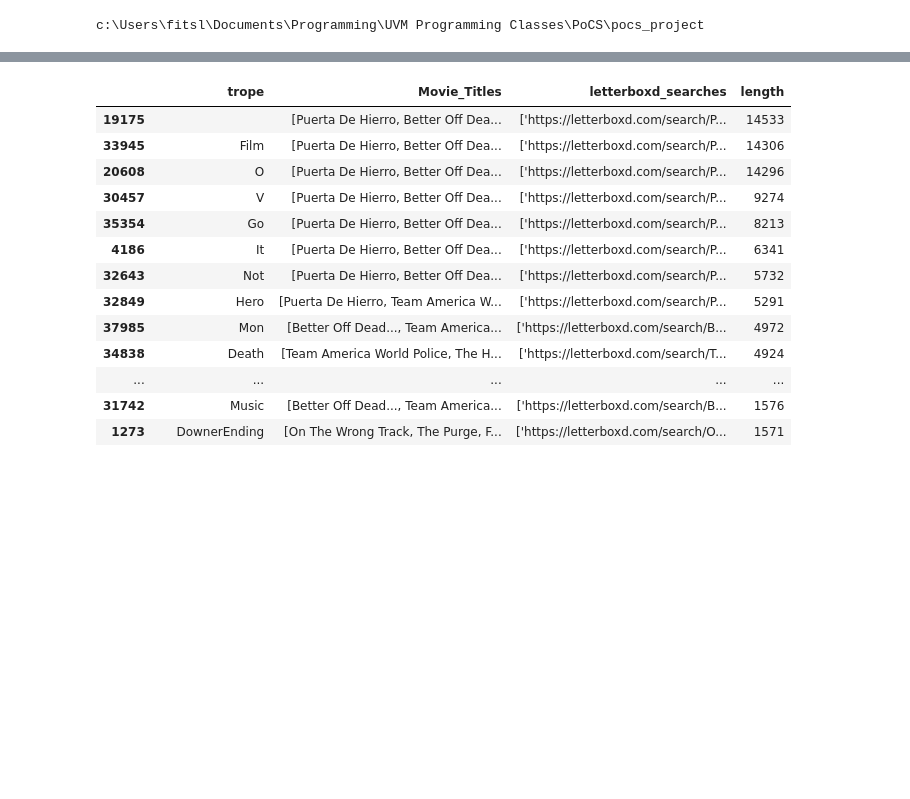
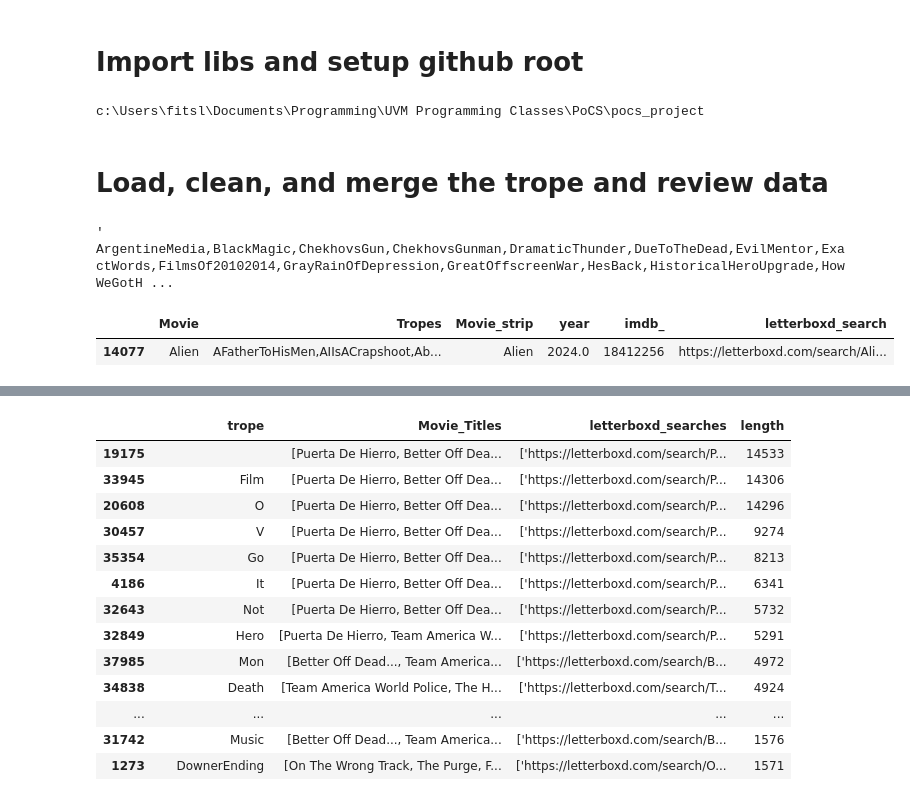
Before and after one commit to FWJK1/Pocs_Film_Project, a Jupyter notebook: Code/letterboxd_cleaning/better_trope_maker.ipynb, the cells around one changed output, grey strips where cells are left out. Saved outputs shown, nothing was run; the diff lists cells and outputs as text; code cells hidden in the pictures; blank space fills up the shorter version.

```diff
--- a/Code/letterboxd_cleaning/better_trope_maker.ipynb
+++ b/Code/letterboxd_cleaning/better_trope_maker.ipynb
@@ -1,3 +3,5 @@
+# %% [markdown]
+# Import libs and setup github root
 # %%
 import pandas as pd
 import ast
@@ -30,11 +35,19 @@ root = find_repo_root(os.getcwd())
 print(root)
 # %% [output]
 c:\Users\fitsl\Documents\Programming\UVM Programming Classes\PoCS\pocs_project
+# %% [markdown]
+# Load, clean, and merge the trope and review data
 # %%
 df = pd.read_csv(f"{root}/Data/letterboxd_search.csv", index_col=0)
 df.columns
 df['Tropes'].iloc[0]
-df_old  = df.copy()
+# %% [output]
+' ArgentineMedia,BlackMagic,ChekhovsGun,ChekhovsGunman,DramaticThunder,DueToTheDead,EvilMentor,ExactWords,FilmsOf20102014,GrayRainOfDepression,GreatOffscreenWar,HesBack,HistoricalHeroUpgrade,HowWeGotH ...
+# %%
+df[df['Movie'] == 'Alien']
+# %% [output]
+|  | Movie | Tropes | Movie_strip | year | imdb_ | letterboxd_search |
+| 14077 | Alien | AFatherToHisMen,AIIsACrapshoot,Ab... | Alien | 2024.0 | 18412256 | https://letterboxd.com/search/Ali... |
 # %%
 df['nu_tropes'] = df['Tropes'].apply(lambda x: x.split(","))
 # for trope in df[df['Movie'] == "Borat"]['nu_tropes']:
```
Also changed, not shown: parts of 36 cells of this notebook, 5 other files.
